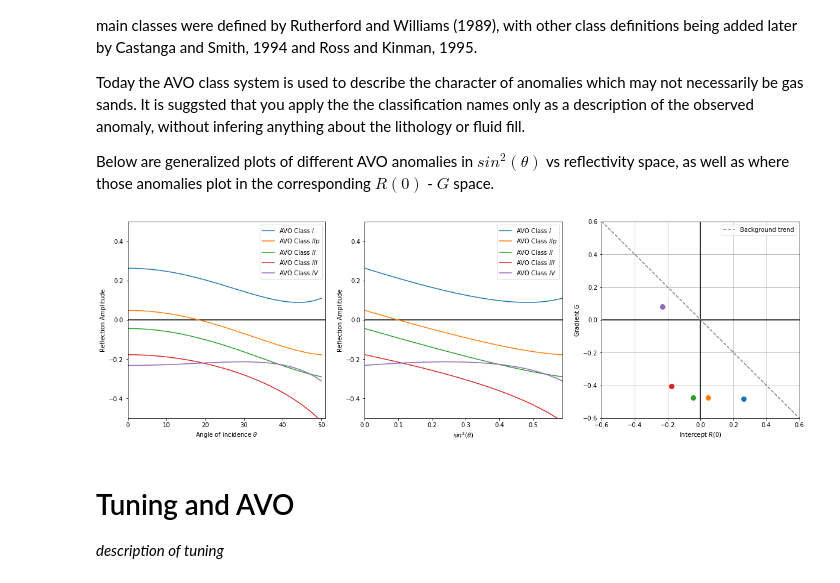
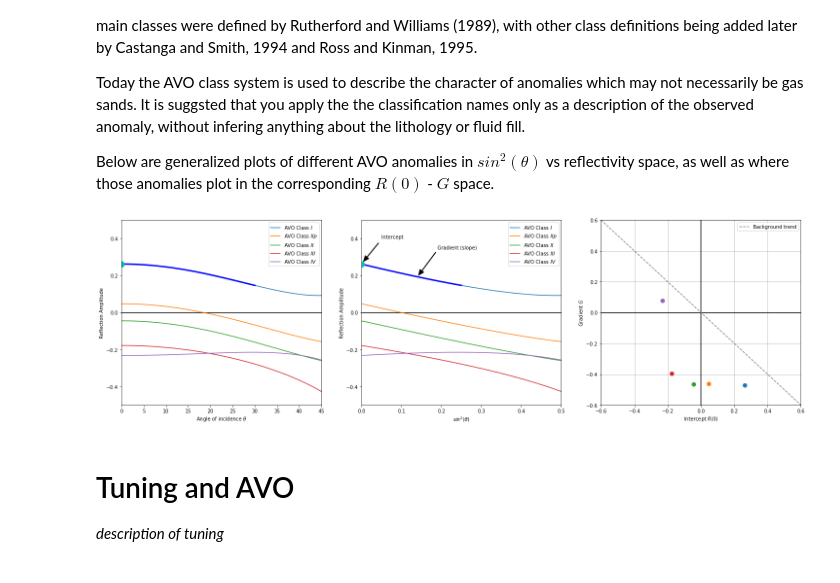
Before and after one commit to tccw/geotools, a Jupyter notebook: AVOtutorial.ipynb, the cells around one changed output. Saved outputs shown, nothing was run; the diff lists cells and outputs as text; code cells hidden in the pictures.

Commit message:
AVO and Fluid Sub update
Cleaned up AVO plots and fixed the Avseth implementation of fluid sub. Need to start working on Batzle & Wang fluid parameterization...

```diff
--- a/AVOtutorial.ipynb
+++ b/AVOtutorial.ipynb
@@ -75,7 +75,7 @@ For an interface between two infinite elastic half-spaces, there are sixteen ref
 Parameters are defined here
 # %%
 theta = 50
-vp,vs,rho = ([[2438,2600],[1006,1700],[2250,1850]])
+vp,vs,rho = ([[2468,2600],[1006,1700],[2250,1850]])
 
 vs1=vs[0]; vs2=vs[1]
 vp1=vp[0]; vp2 = vp[1]
@@ -238,6 +240,3 @@ $$\frac{\Delta \rho}{\rho} = \frac{\rho_2 - \rho_1}{(\rho_1 + \rho_2)/2}$$
 An important parameter here which is not present in the other approximations is the $\theta_{avg}$ parameter. It is the mean of the incident and transmission angles, often approximated as the incidence angle, but calcualted exactly in this implementation.
 # %% [markdown]
 ##### Define parameters for a two layer model
-# %%
-thetaMax = 91
-vp,vs,rho = np.array([[2438.,2600.],[1006.,1700.],[2250.,1850.]])
@@ -361,16 +380,17 @@ Today the AVO class system is used to describe the character of anomalies which
 
 Below are generalized plots of different AVO anomalies in $sin^2(\theta)$ vs reflectivity space, as well as where those anomalies plot in the corresponding $R(0)$ - $G$ space.
 # %%
-exampleTheta = 51
+exampleTheta = 46
 avo1 = akiRich([2800,3800],[2000,2250],[2000,2500],exampleTheta)
 avo2 = akiRich([2400,2600],[1000,1700],[2250,1900],exampleTheta)
 avo2p = akiRich([2300,2600],[1006,1650],[1900,1850],exampleTheta)
 avo3 = akiRich([3300,2600],[1700,2000],[2250,2000],exampleTheta)
 avo4 = akiRich([3500,2600],[2000,1950],[2250,1900],exampleTheta)
 
-AVOclasses = np.array([[avo1[:31]],[avo2p[:31]],[avo2[:31]],[avo3[:31]],[avo4[:31]]]) # Only want to calc G over linear portion
+# Only want to calc G over linear portion
+AVOclasses = np.array([[avo1[:31]],[avo2p[:31]],[avo2[:31]],[avo3[:31]],[avo4[:31]]])
 
-plt.figure(figsize= (20,6))
+plt.figure(figsize= (25,7))
 
 
 sintheta2 = np.sin(np.radians(np.arange(0, exampleTheta)))**2
@@ -391,41 +411,53 @@ ax0.plot(np.real(avo2p),'-',label = r'AVO Class $IIp$')
 ax0.plot(np.real(avo2),'-',label = r'AVO Class $II$')
 ax0.plot(np.real(avo3),'-',label = r'AVO Class $III$')
 ax0.plot(np.real(avo4),'-',label = r'AVO Class $IV$')
+ax0.plot(np.arange(31),np.real(avo1[:31]),'b-',linewidth = 3)
+ax0.plot(0, np.real(avo1[0]),'co', markersize=12)
 ax0.set_ylim(-0.5,0.5)
-ax0.set_xlim(0,np.max(exampleTheta))
+ax0.set_xlim(0,np.max(exampleTheta-1))
 ax0.set_xlabel(r'Angle of incidence $\theta$')
 ax0.set_ylabel('Reflection Amplitude')
 ax0.legend()
 
 ax1 = plt.subplot(132)
 ax1.axhline(0,color = 'k')
 ax1.plot(sintheta2,np.real(avo1),'-',label = r'AVO Class $I$')
 ax1.plot(sintheta2,np.real(avo2p),'-',label = r'AVO Class $IIp$')
 ax1.plot(sintheta2,np.real(avo2),'-',label = r'AVO Class $II$')
 ax1.plot(sintheta2,np.real(avo3),'-',label = r'AVO Class $III$')
 ax1.plot(sintheta2,np.real(avo4),'-',label = r'AVO Class $IV$')
+ax1.plot(sintheta2[:31],np.real(avo1[:31]),'b-',linewidth = 3)
+ax1.plot(sintheta2[0], np.real(avo1[0]),'co', markersize=12)
+#ax1.plot(sintheta2[30:],np.real(avo1[30:]),'c-',linewidth = 3)
+ax1.annotate('Intercept', xy = (0,np.real(avo1[0])),
+             xytext = (0.05,0.4), arrowprops=dict(facecolor='black', width = 1, headwidth = 10,shrink = 0.1),
+            )
+ax1.annotate('Gradient (slope)', xy = (sintheta2[22],np.real(avo1[22])),
+             xytext = (sintheta2[22]+0.05,np.real(avo1[22]+0.15)),
+             arrowprops=dict(facecolor='black', width = 1, headwidth = 10, shrink = 0.05),
+            )
 ax1.set_ylim(-0.5,0.5)
 ax1.set_xlim(0,np.max(sintheta2))
 ax1.set_xlabel(r'$sin^2(\theta)$')
 ax1.set_ylabel('Reflection Amplitude')
 ax1.legend()
 
 
 ax2 = plt.subplot(133)
 ax2.axhline(0,color='k')
 ax2.axvline(0,color='k')
 for i in range(AVOclasses.shape[0]):
     avo = np.dot(np.dot(np.linalg.inv(np.dot(X.T, X)), X.T), AVOclasses[i].T)
     ax2.plot(np.real(avo[0]),np.real(avo[1]),'o', markersize = 8)
 ax2.set_xlim(-0.6,0.6)
 ax2.set_ylim(-0.6,0.6)
 ax2.plot([-1,1],[1,-1],'--', color = 'gray', label = 'Background trend')
 ax2.set_xlabel(r'Intercept $R(0)$')
 ax2.set_ylabel(r'Gradient $G$')
 ax2.legend()
 ax2.grid()
 # %% [output]
-[figure, old version]
+[figure, new version]
 # %% [markdown]
 # Tuning and AVO
 
```
Also changed, not shown: parts of 19 cells of this notebook, 1 other file.
